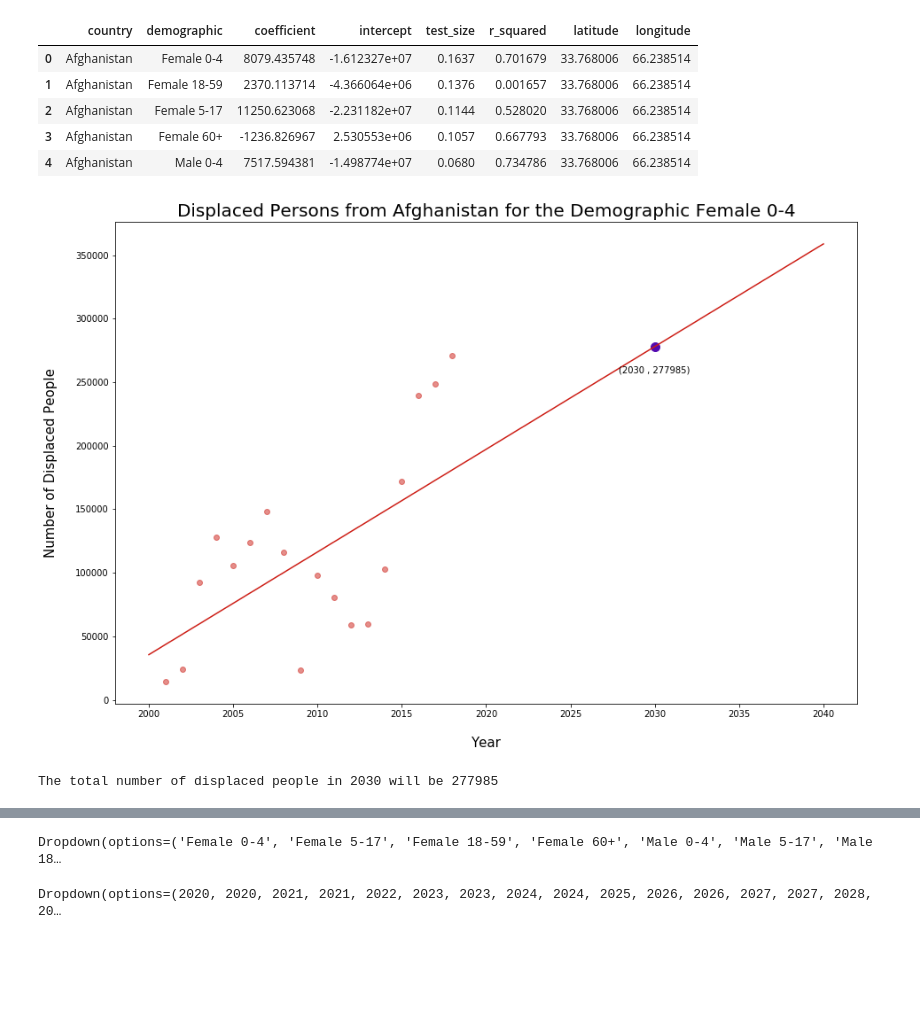
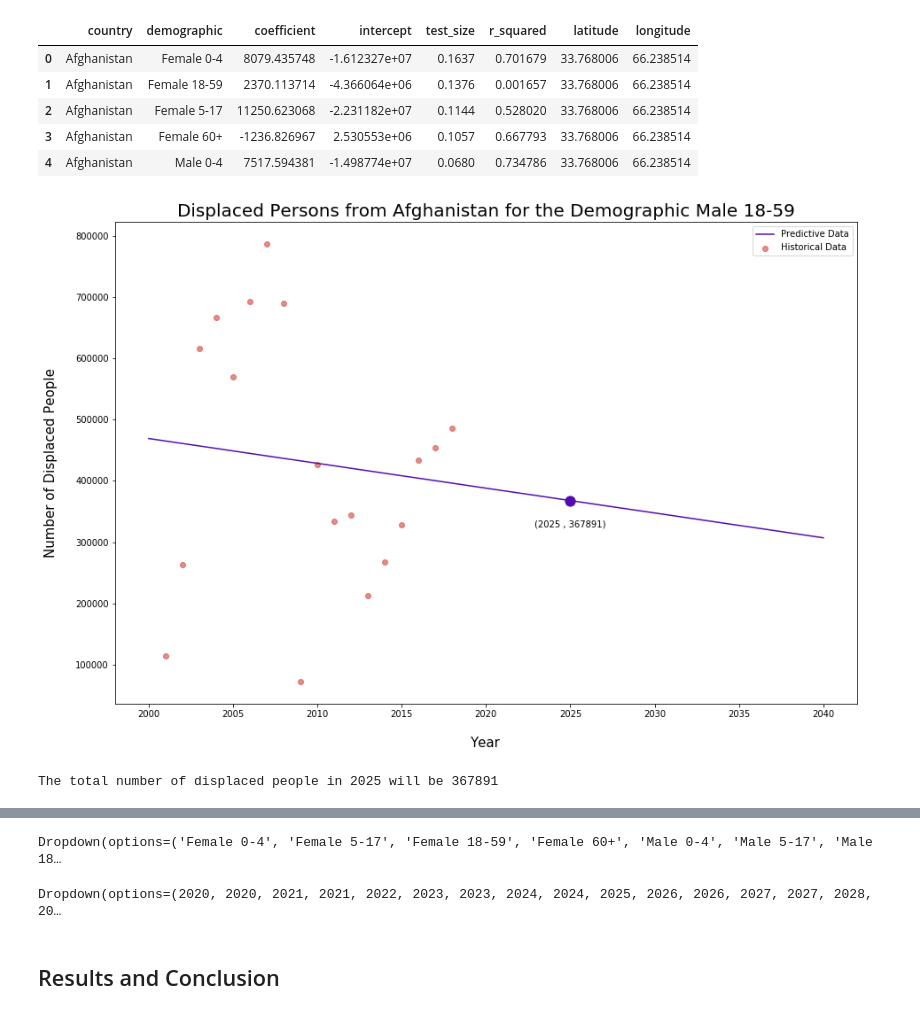
Before and after one commit to Miagong777/unhcr_displaced_demographics, a Jupyter notebook: Refugee_Project.ipynb, the cells around one changed output, grey strips where cells are left out. Saved outputs shown, nothing was run; the diff lists cells and outputs as text; code cells hidden in the pictures; blank space fills up the shorter version.

```diff
--- a/Refugee_Project.ipynb
+++ b/Refugee_Project.ipynb
@@ -78,7 +67,7 @@ demographics_columns = ['Female 0-4','Female 5-11','Female 5-17','Female 12-17',
 for col in demographics_columns:
     clean_convert_unhcr_data(col)
 
-# Add columns to clean inconsistencies in data tabulation
+# Add columns to clean inconsistencies in data tabulation - until 2005, Female 5-11 and Female 12-17 were not two separate categories
 add_cols('Female 5-17',['Female 5-11','Female 5-17','Female 12-17'])
 add_cols('Male 5-17',['Male 5-11','Male 5-17','Male 12-17'])
 
@@ -104,6 +93,7 @@ country_replacement_dictionary = {'Central African Rep.': 'Central African Repub
                                   'Dominican Rep.': 'Dominican Republic',
                                   'Georgia' : 'Republic of Georgia',
                                   'Iran (Islamic Rep. of)': 'Iran',
+                                  'Micronesia (Federated States of)': 'Micronesia',
                                   'Rep. of Korea': 'Republic of Korea',
                                   'Rep. of Moldova': 'Republic of Maldova',
                                   'Serbia and Kosovo (S/RES/1244 (1999))': 'Serbia and Kosovo',
@@ -267,8 +257,8 @@ def prediction_visualization(regression_calculated_dataframe, raw_dataframe_inpu
     fig, ax = plt.subplots()
 
     plt.scatter('Year', demographic_user_input, data = tabulated_data, c = '#CD1E16', alpha = 0.5)
-    plt.scatter(year_user_input, (coefficient * year_user_input) + intercept, s = 100, c = '#530AB0')
-    plt.plot('Year', demographic_user_input, data = predicted_data, c = '#CD1E16')
+    plt.scatter(year_user_input, (coefficient * year_user_input) + intercept, s = 125, c = '#530AB0')
+    plt.plot('Year', demographic_user_input, data = predicted_data, c = '#530AB0')
 
     # label predicted point
     label = '({} , {})'.format(year_user_input, int(round((coefficient * year_user_input) + intercept)))
@@ -279,16 +269,21 @@ def prediction_visualization(regression_calculated_dataframe, raw_dataframe_inpu
                  ha = 'center',
                 )
 
-    # set title, axes
+    # set title, axes, legend
     plt.title('Displaced Persons from {} for the Demographic {}'.format(country_user_input, demographic_user_input),
               fontsize = 20)
     plt.xlabel('Year', fontsize = 15, labelpad = 20)
     plt.ylabel('Number of Displaced People', fontsize = 15, labelpad = 20)
 
+    plt.legend(('Predictive Data', 'Historical Data'))
+
     plt.show()
 
     # set predicted statement
-    print('The total number of displaced people in {} will be {}'.format(year_user_input, int(round((coefficient * year_user_input) + intercept))))
+    if ((coefficient * year_user_input) + intercept) < 0:
+        print('The total number of displaced people in {} will be {}'.format(year_user_input, 0))
+    else:
+        print('The total number of displaced people in {} will be {}'.format(year_user_input, int(round((coefficient * year_user_input) + intercept))))
 
 
 def do_geocode(address):
@@ -305,6 +300,7 @@ def do_geocode(address):
         return do_geocode(address)
 
 def generate_map(dataframe, demographic, year):
+    # it's not plotting all of the points (ukraine, turkmenistan, etc. dataframe input has correct lat/lng)
     '''This plots a logarithmically scale of the number of displaced people from each country in the dataframe,
     with a scale of blue (few displaced individuals) to red (many displaced individuals)
     '''
@@ -414,12 +410,12 @@ overall_table_regression.head()
 | 3 | Afghanistan | Female 60+ | -1236.826967 | 2.530553e+06 | 0.1057 | 0.667793 | 33.768006 | 66.238514 |
 | 4 | Afghanistan | Male 0-4 | 7517.594381 | -1.498774e+07 | 0.0680 | 0.734786 | 33.768006 | 66.238514 |
 # %%
-prediction_visualization(overall_table_regression, demographics_df, 'Afghanistan', 'Female 0-4', 2030)
+prediction_visualization(overall_table_regression, demographics_df, 'Afghanistan', 'Male 18-59', 2025)
 
-generate_map(overall_table_regression, 'Female 0-4', 2030)
+generate_map(overall_table_regression, 'Female 5-17', 2025)
 # %% [output]
-[figure, old version]
+[figure, new version]
-The total number of displaced people in 2030 will be 277985
+The total number of displaced people in 2025 will be 367891
 [interactive output not drawn]
 # %%
 # import ipywidgets as widgets
@@ -443,3 +439,5 @@ The total number of displaced people in 2030 will be 277985
 # %% [output]
 Dropdown(options=('Female 0-4', 'Female 5-17', 'Female 18-59', 'Female 60+', 'Male 0-4', 'Male 5-17', 'Male 18…
 Dropdown(options=(2020, 2020, 2021, 2021, 2022, 2023, 2023, 2024, 2024, 2025, 2026, 2026, 2027, 2027, 2028, 20…
+# %% [markdown]
+## Results and Conclusion
```
Also changed, not shown: parts of 5 cells of this notebook.
